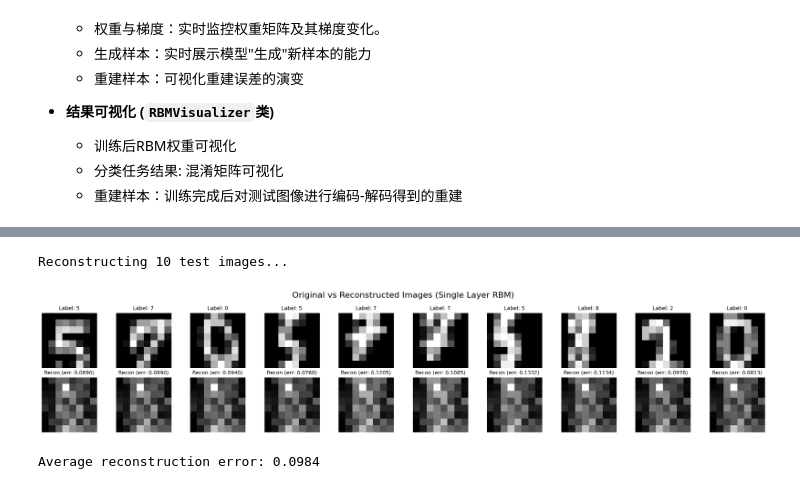
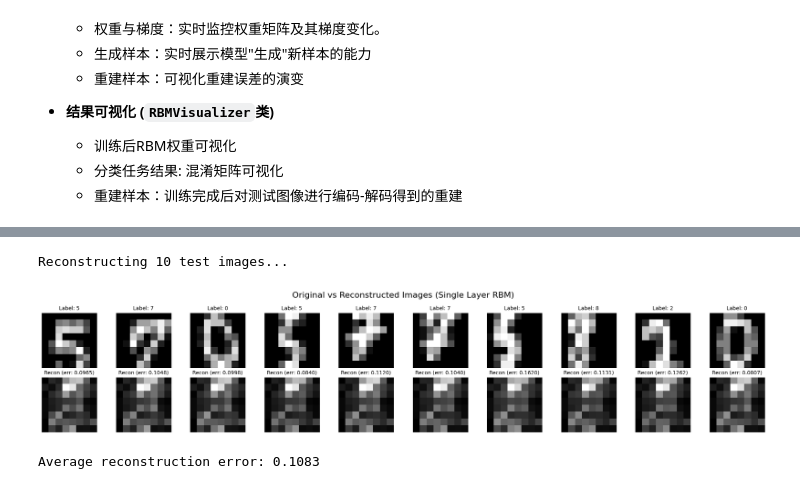
Before and after one commit to qboson/kaiwu-pytorch-plugin, a Jupyter notebook: example/rbm_digits/rbm_digits.ipynb, the cells around one changed output, grey strips where cells are left out. Saved outputs shown, nothing was run; the diff lists cells and outputs as text; code cells hidden in the pictures.

```diff
--- a/example/rbm_digits/rbm_digits.ipynb
+++ b/example/rbm_digits/rbm_digits.ipynb
@@ -224,23 +212,23 @@ visualizer.plot_confusion_matrix(y_test, pip_pred, title_suffix="RBM Features",
 # %%
 # 选择一些测试图像进行重建
 n_samples = 10
 test_indices = np.random.choice(len(X_test), n_samples, replace=False)
 X_sample = X_test[test_indices]
 y_sample = y_test[test_indices]
 
 print(f"\nReconstructing {n_samples} test images...")
 
 # 绘制原始vs重建图像
 recon_errors = visualizer.plot_reconstructed_images(
-    rbm,
+    model._dbn,
     X_sample, y_sample,
     layer_index=0,
     n_images=n_samples,
     title_suffix="Single Layer RBM",
     save_pdf=True,
     img_shape=(8, 8)  # 对于8x8的数字图像
 )
 # %% [output]
 Reconstructing 10 test images...
-[figure, old version]
+[figure, new version]
-Average reconstruction error: 0.0984
+Average reconstruction error: 0.1083
```
Also changed, not shown: parts of 3 cells of this notebook, 3 other files.
